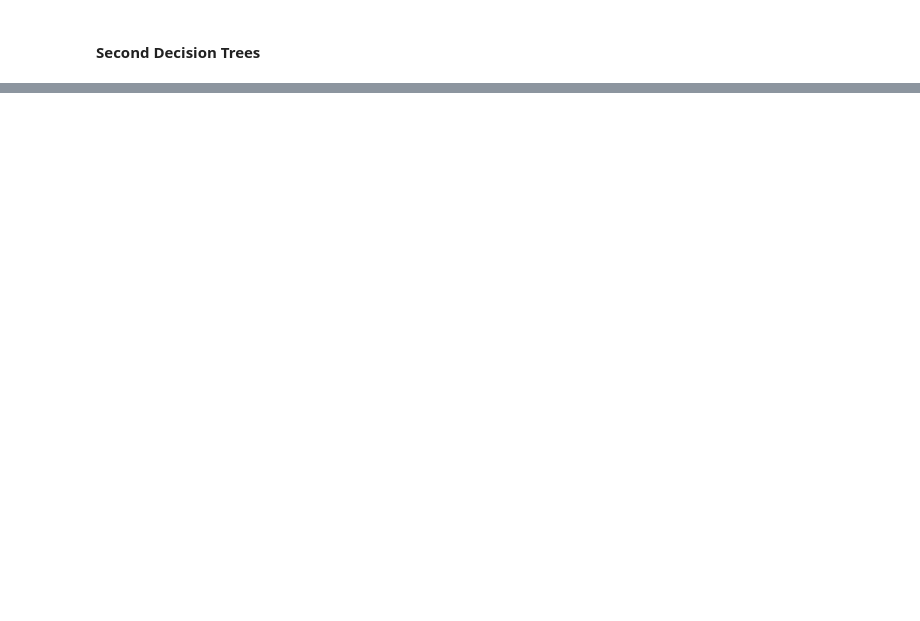
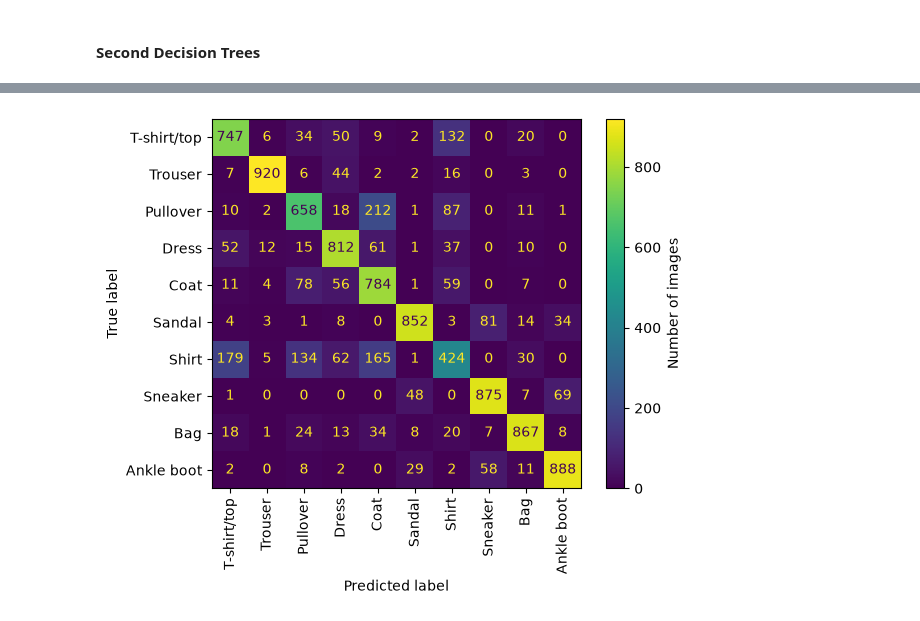
Before and after one commit to JCYuhei/NLP-Model-Investigation-Fashion-MNIST, a Jupyter notebook: coursework.ipynb, the cells around one changed output, grey strips where cells are left out. Drawn from its saved outputs; the diff is of its cells as text; code cells hidden in the pictures; blank space fills up the shorter version.

```diff
--- a/coursework.ipynb
+++ b/coursework.ipynb
@@ -359,3 +384,15 @@ dt_results
 | 7 | Sneaker | 1000 | 0.857003 | 0.875 | 0.865908 |
 | 8 | Bag | 1000 | 0.884694 | 0.867 | 0.875758 |
 | 9 | Ankle boot | 1000 | 0.888000 | 0.888 | 0.888000 |
+# %%
+# Raw confusion matrix
+
+dt_confusion_matrix = confusion_matrix(y_val, dt_val_predictions)
+disp = ConfusionMatrixDisplay(confusion_matrix = dt_confusion_matrix, display_labels = training_data.classes)
+disp.plot()
+
+disp.im_.colorbar.set_label("Number of images")
+plt.xticks(rotation=90)
+plt.show()
+# %% [output]
+[figure, added]
```
Also changed, not shown: parts of 8 cells of this notebook.
